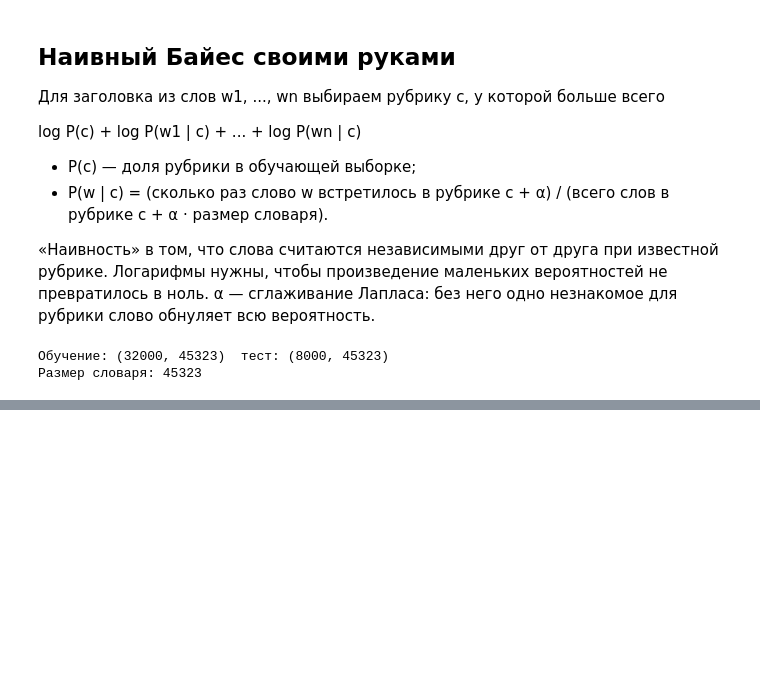
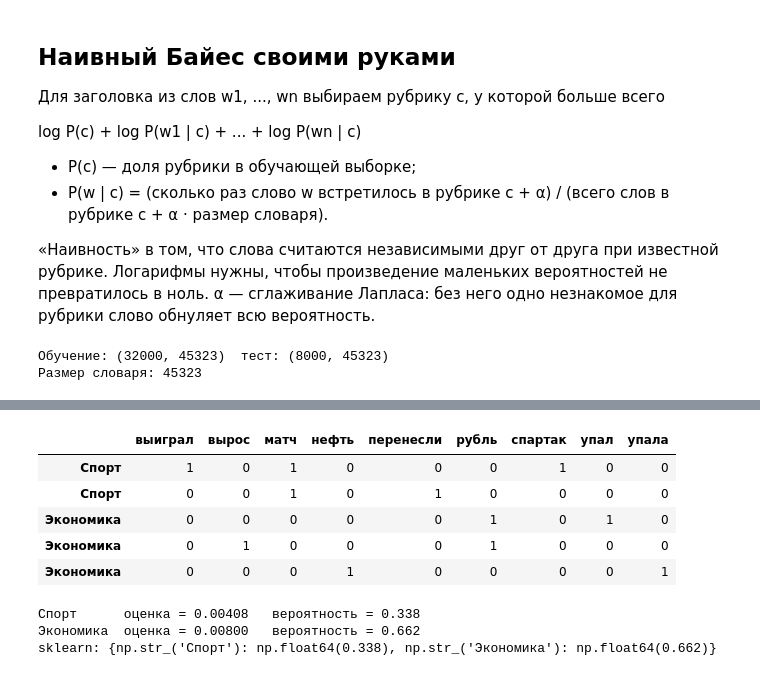
Before and after one commit to Graukern/ml-basics-naive-bayes, a Jupyter notebook: src/naive_bayes.ipynb, the cells around one changed output, grey strips where cells are left out. Drawn from its saved outputs; the diff is of its cells as text; code cells hidden in the pictures; blank space fills up the shorter version.

```diff
--- a/src/naive_bayes.ipynb
+++ b/src/naive_bayes.ipynb
@@ -261,0 +288,30 @@ sklearn:         accuracy = 0.7893, macro-F1 = 0.7890, обучение 73 мс
+# %%
+toy_titles = ["Спартак выиграл матч", "Матч перенесли",
+              "Рубль упал", "Рубль вырос", "Нефть упала"]
+toy_y = np.array(["Спорт", "Спорт", "Экономика", "Экономика", "Экономика"])
+
+toy_vec = CountVectorizer()
+toy_X = toy_vec.fit_transform(toy_titles)
+
+pd.DataFrame(toy_X.toarray(), columns=toy_vec.get_feature_names_out(), index=toy_y)
+# %% [output]
+|  | выиграл | вырос | матч | нефть | перенесли | рубль | спартак | упал | упала |
+| Спорт | 1 | 0 | 1 | 0 | 0 | 0 | 1 | 0 | 0 |
+| Спорт | 0 | 0 | 1 | 0 | 1 | 0 | 0 | 0 | 0 |
+| Экономика | 0 | 0 | 0 | 0 | 0 | 1 | 0 | 1 | 0 |
+| Экономика | 0 | 1 | 0 | 0 | 0 | 1 | 0 | 0 | 0 |
+| Экономика | 0 | 0 | 0 | 1 | 0 | 0 | 0 | 0 | 1 |
+# %%
+toy_nb = MyMultinomialNB(alpha=1.0).fit(toy_X, toy_y)
+x_new = toy_vec.transform(["Рубль выиграл"])
+
+scores = np.exp(toy_nb.joint_log_proba(x_new)).ravel()
+for c, s in zip(toy_nb.classes_, scores):
+    print(f"{c:10s} оценка = {s:.5f}   вероятность = {s / scores.sum():.3f}")
+
+sk_toy = MultinomialNB(alpha=1.0).fit(toy_X, toy_y)
+print("sklearn:", dict(zip(sk_toy.classes_, sk_toy.predict_proba(x_new).ravel().round(3))))
+# %% [output]
+Спорт      оценка = 0.00408   вероятность = 0.338
+Экономика  оценка = 0.00800   вероятность = 0.662
+sklearn: {np.str_('Спорт'): np.float64(0.338), np.str_('Экономика'): np.float64(0.662)}
```
Also changed, not shown: parts of 2 cells of this notebook.
